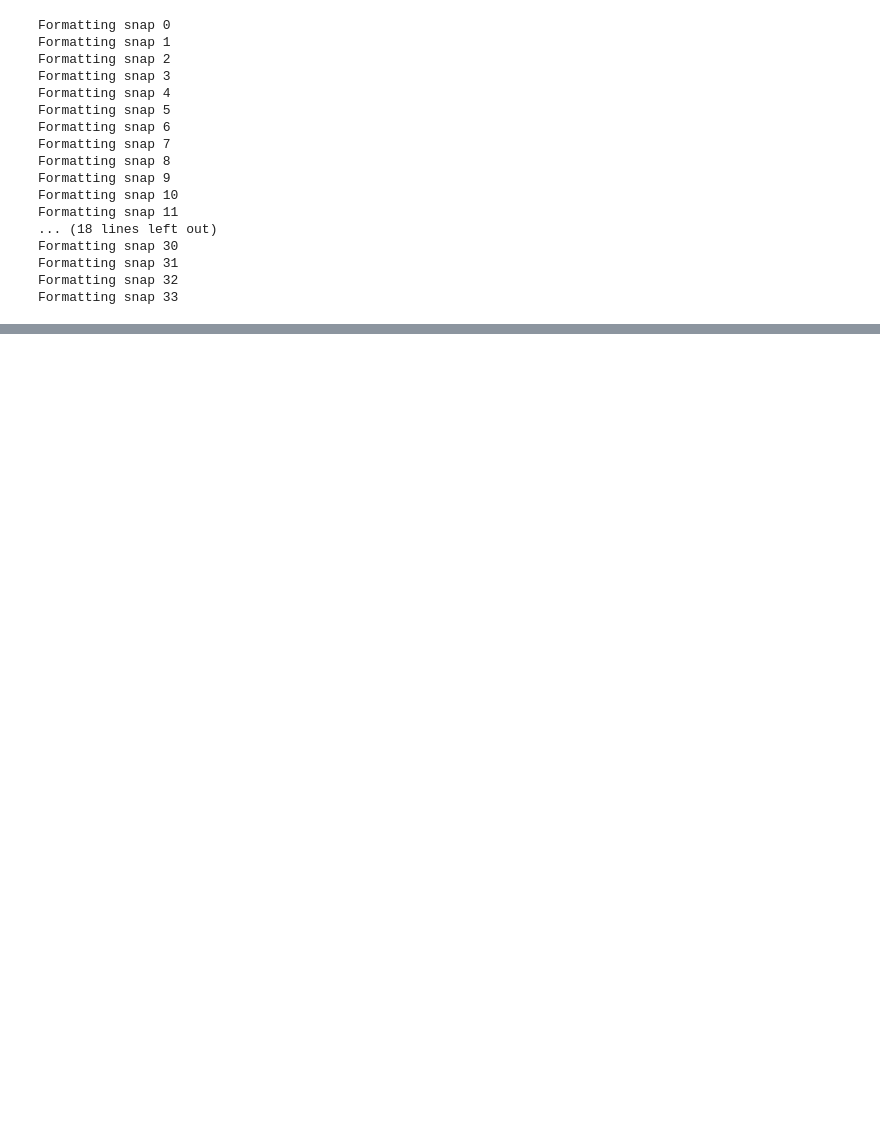
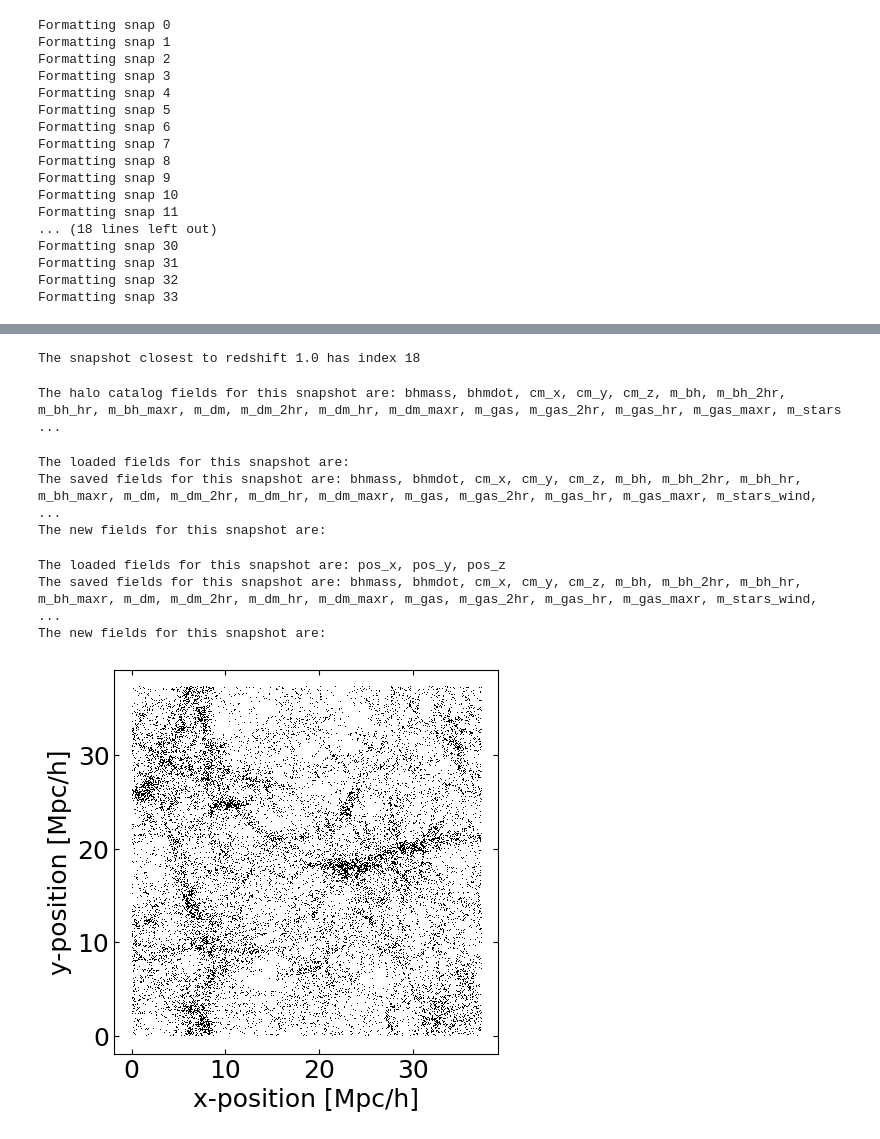
Before and after one commit to shubhagrawal30/CosmoIM, a Jupyter notebook: notebooks/simim.ipynb, the cells around one changed output, grey strips where cells are left out. Cells and saved outputs as stored; diff of their text form; code cells hidden in the pictures; blank space fills up the shorter version.

```diff
--- a/notebooks/simim.ipynb
+++ b/notebooks/simim.ipynb
@@ -168,0 +174,3 @@ Formatting snap 33
+# %%
+import simim.siminterface as sim
+simhandler = sim.simhandler.simhandler('camels_CV_0')
@@ -168,0 +183,35 @@ Formatting snap 33
+# %%
+z = 1.0
+print("The snapshot closest to redshift {:.1f} has index {}".format(z,simhandler.z_to_snap(z)))
+# %% [output]
+The snapshot closest to redshift 1.0 has index 18
+# %%
+snaphandler = simhandler.get_snap(simhandler.z_to_snap(z))
+# Equivalently we could have used
+# snaphandler = simhandler.get_snap(50)
+# %%
+print("The halo catalog fields for this snapshot are: "+', '.join([f for f in snaphandler.extract_keys()]))
+# %% [output]
+The halo catalog fields for this snapshot are: bhmass, bhmdot, cm_x, cm_y, cm_z, m_bh, m_bh_2hr, m_bh_hr, m_bh_maxr, m_dm, m_dm_2hr, m_dm_hr, m_dm_maxr, m_gas, m_gas_2hr, m_gas_hr, m_gas_maxr, m_stars ...
+# %%
+print("The loaded fields for this snapshot are: "+', '.join([f for f in snaphandler.extract_keys(set='loaded')]))
+print("The saved fields for this snapshot are: "+', '.join([f for f in snaphandler.extract_keys(set='saved')]))
+print("The new fields for this snapshot are: "+', '.join([f for f in snaphandler.extract_keys(set='generated')]))
+# %% [output]
+The loaded fields for this snapshot are:
+The saved fields for this snapshot are: bhmass, bhmdot, cm_x, cm_y, cm_z, m_bh, m_bh_2hr, m_bh_hr, m_bh_maxr, m_dm, m_dm_2hr, m_dm_hr, m_dm_maxr, m_gas, m_gas_2hr, m_gas_hr, m_gas_maxr, m_stars_wind,  ...
+The new fields for this snapshot are:
+# %%
+snaphandler.load_property('pos_x','pos_y','pos_z')
+# %%
+print("The loaded fields for this snapshot are: "+', '.join([f for f in snaphandler.extract_keys(set='loaded')]))
+print("The saved fields for this snapshot are: "+', '.join([f for f in snaphandler.extract_keys(set='saved')]))
+print("The new fields for this snapshot are: "+', '.join([f for f in snaphandler.extract_keys(set='generated')]))
+# %% [output]
+The loaded fields for this snapshot are: pos_x, pos_y, pos_z
+The saved fields for this snapshot are: bhmass, bhmdot, cm_x, cm_y, cm_z, m_bh, m_bh_2hr, m_bh_hr, m_bh_maxr, m_dm, m_dm_2hr, m_dm_hr, m_dm_maxr, m_gas, m_gas_2hr, m_gas_hr, m_gas_maxr, m_stars_wind,  ...
+The new fields for this snapshot are:
+# %%
+snaphandler.plot('pos_x','pos_y',axkws={'xlabel':'x-position [Mpc/h]','ylabel':'y-position [Mpc/h]','aspect':'equal'},plotkws={'marker':',','color':'k'})
+# %% [output]
+[figure, added]
```
Also changed, not shown: parts of 9 cells of this notebook.
